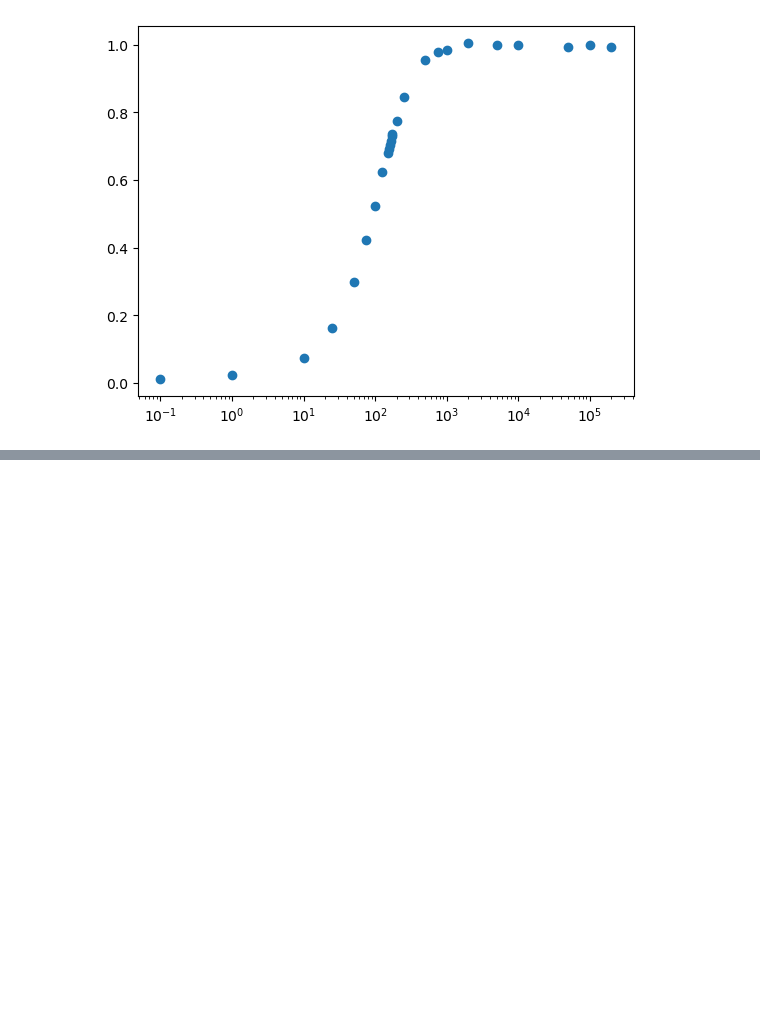
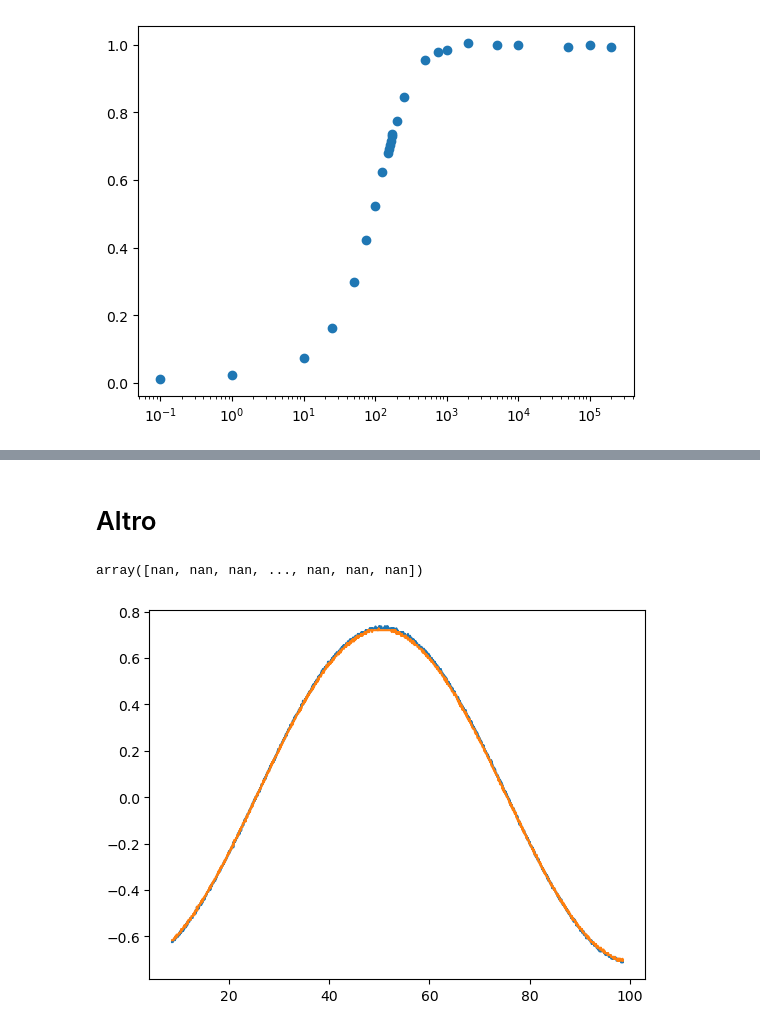
Before and after one commit to RBerga06/unipr-clt-fisica, a Jupyter notebook: lab2/exp4/exp4.ipynb, the cells around one changed output, grey strips where cells are left out. Drawn from its saved outputs; the diff is of its cells as text; code cells hidden in the pictures; blank space fills up the shorter version.

```diff
--- a/lab2/exp4/exp4.ipynb
+++ b/lab2/exp4/exp4.ipynb
@@ -77,0 +101,10 @@ plt.xscale("log")
+# %% [markdown]
+# Altro
+# %%
+(f, (t, ch1, ch2)) = files1[-1]
+plt.plot(t, ch1)
+plt.plot(t, ch2)
+ch2
+# %% [output]
+array([nan, nan, nan, ..., nan, nan, nan])
+[figure, added]
```
Also changed, not shown: parts of 5 cells of this notebook, 54 other files.
